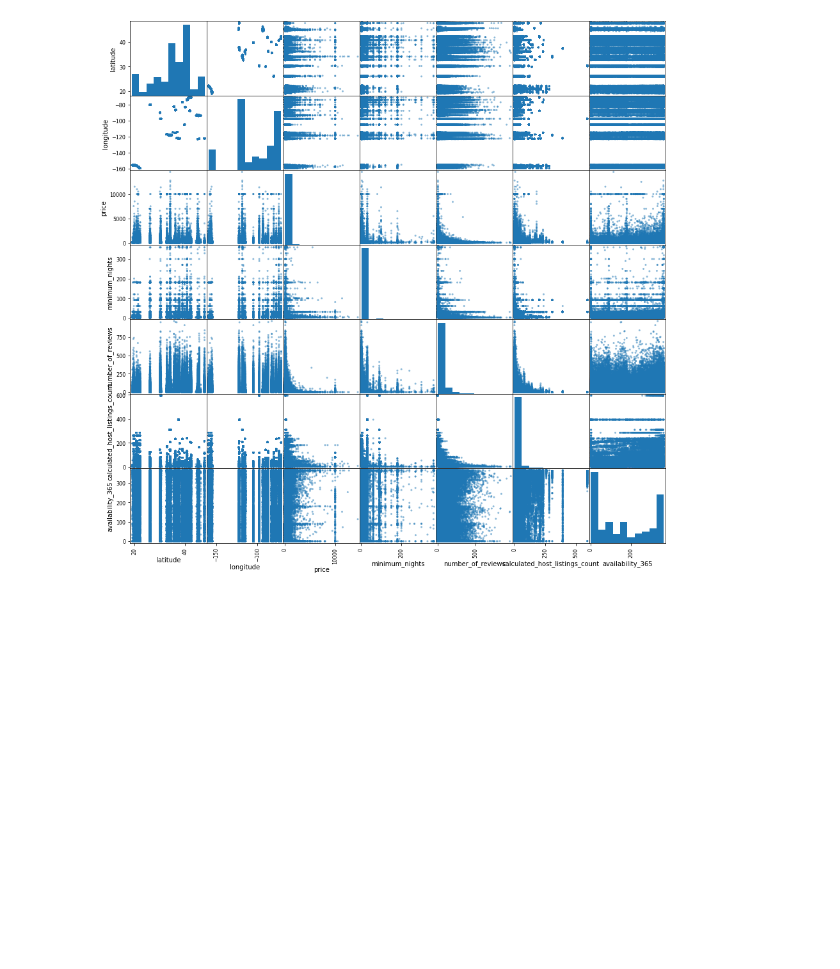
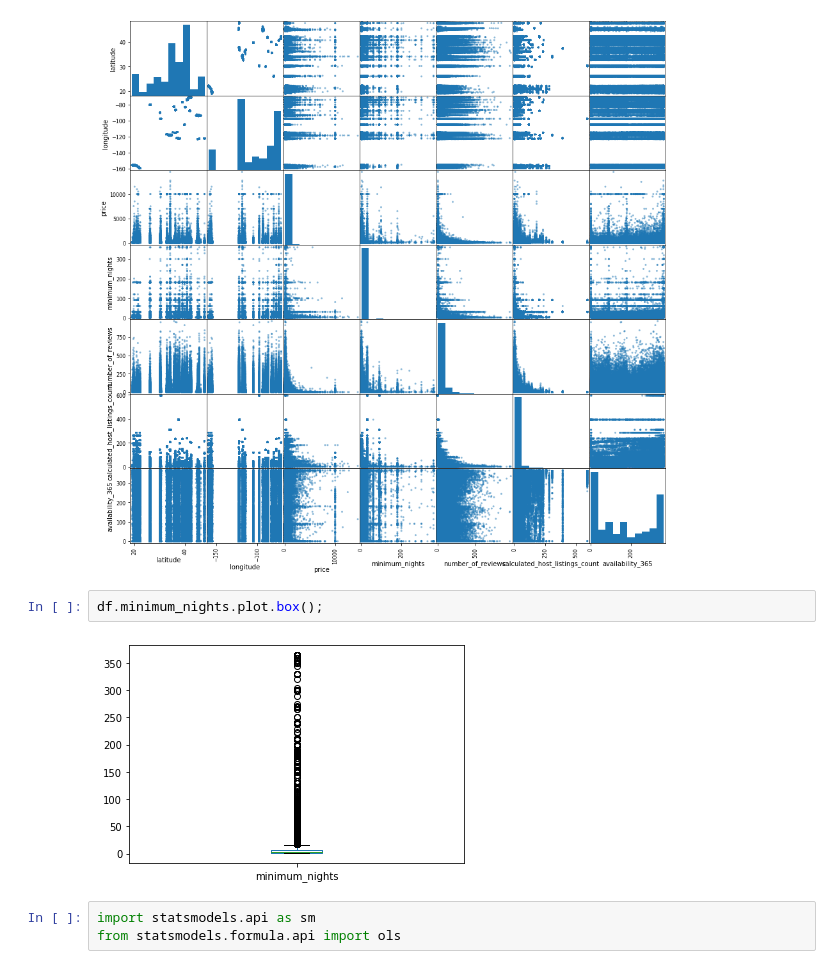
Before and after one commit to Ironhack-Data-Madrid-Mayo-2021/Classroom-Materials, a Jupyter notebook: week_07/07 - Airbnb price prediction.ipynb, the cells around one changed output. Cells and saved outputs as stored; diff of their text form; blank space fills up the shorter version.

```diff
--- a/week_07/07 - Airbnb price prediction.ipynb
+++ b/week_07/07 - Airbnb price prediction.ipynb
@@ -134,3 +134,10 @@ df=df[df.minimum_nights<365]
 scatter_matrix(df, figsize=(15, 15));
 # %% [output]
 [figure]
+# %%
+df.minimum_nights.plot.box();
+# %% [output]
+[figure, added]
+# %%
+import statsmodels.api as sm
+from statsmodels.formula.api import ols
```
